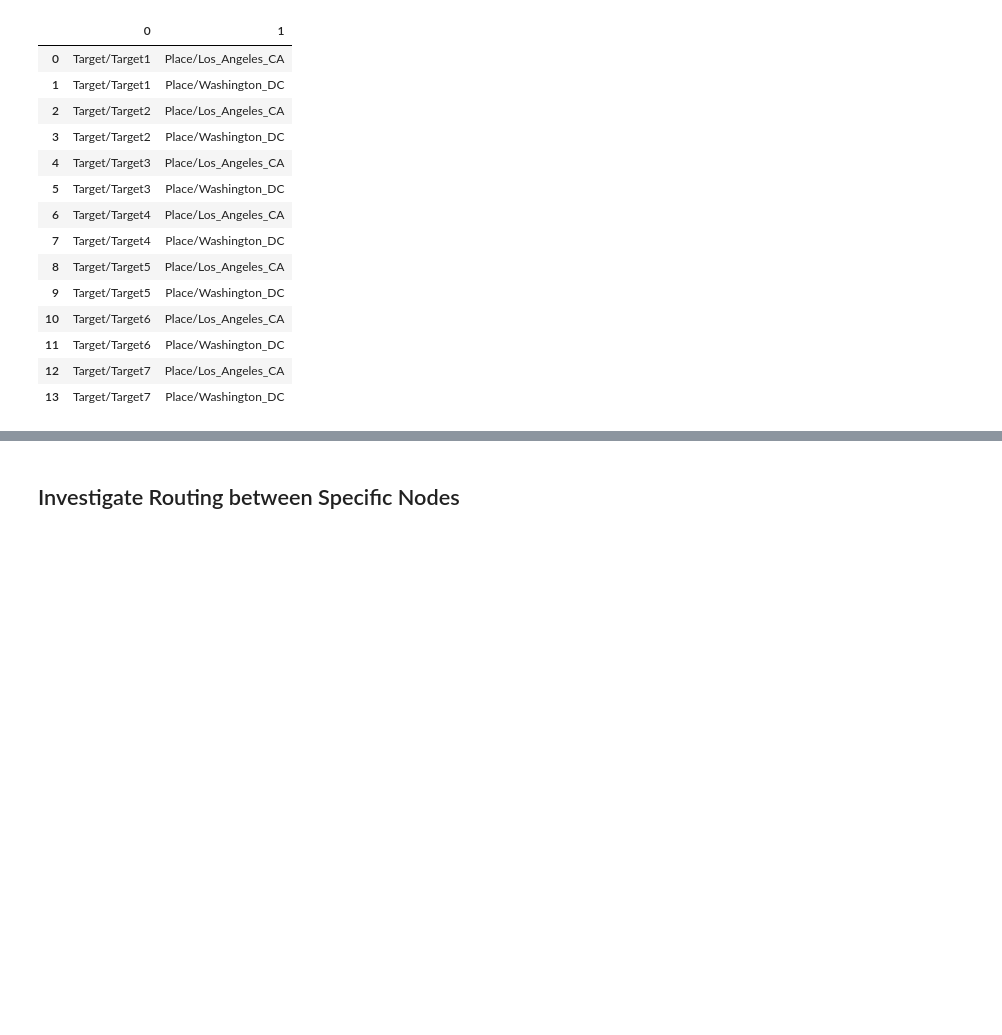
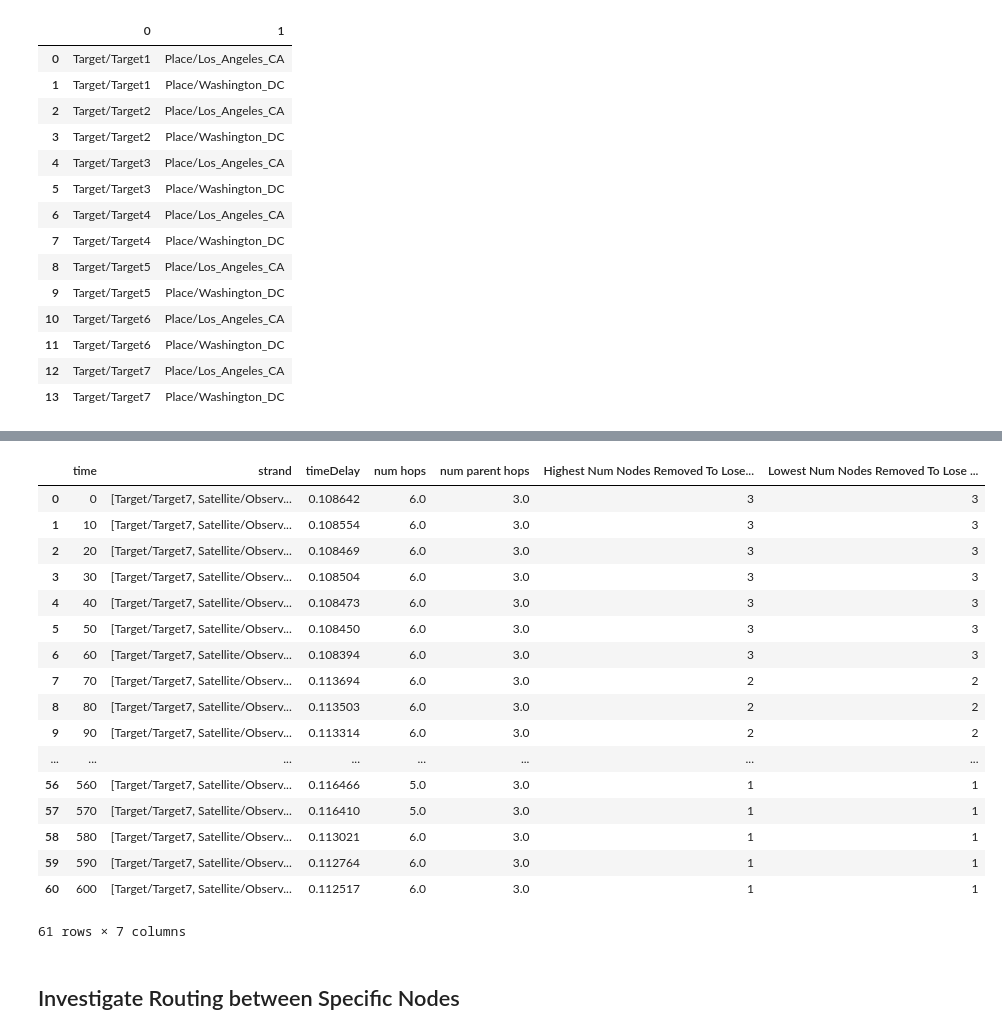
Before and after one commit to AnalyticalGraphicsInc/STKCodeExamples, a Jupyter notebook: StkAutomation/Python/ConstellationAndNetworkRouting/MultiConstellationMultiHopMultiPath.ipynb, the cells around one changed output, grey strips where cells are left out. Drawn from its saved outputs; the diff is of its cells as text; code cells hidden in the pictures; blank space fills up the shorter version.

```diff
--- a/StkAutomation/Python/ConstellationAndNetworkRouting/MultiConstellationMultiHopMultiPath.ipynb
+++ b/StkAutomation/Python/ConstellationAndNetworkRouting/MultiConstellationMultiHopMultiPath.ipynb
@@ -185,3 +188,24 @@ for nodePair in nodePairs:
+# %%
+df
+# %% [output]
+|  | time | strand | timeDelay | num hops | num parent hops | Highest Num Nodes Removed To Lose... | Lowest Num Nodes Removed To Lose ... |
+| 0 | 0 | [Target/Target7, Satellite/Observ... | 0.108642 | 6.0 | 3.0 | 3 | 3 |
+| 1 | 10 | [Target/Target7, Satellite/Observ... | 0.108554 | 6.0 | 3.0 | 3 | 3 |
+| 2 | 20 | [Target/Target7, Satellite/Observ... | 0.108469 | 6.0 | 3.0 | 3 | 3 |
+| 3 | 30 | [Target/Target7, Satellite/Observ... | 0.108504 | 6.0 | 3.0 | 3 | 3 |
+| 4 | 40 | [Target/Target7, Satellite/Observ... | 0.108473 | 6.0 | 3.0 | 3 | 3 |
+| 5 | 50 | [Target/Target7, Satellite/Observ... | 0.108450 | 6.0 | 3.0 | 3 | 3 |
+| 6 | 60 | [Target/Target7, Satellite/Observ... | 0.108394 | 6.0 | 3.0 | 3 | 3 |
+| 7 | 70 | [Target/Target7, Satellite/Observ... | 0.113694 | 6.0 | 3.0 | 2 | 2 |
+| 8 | 80 | [Target/Target7, Satellite/Observ... | 0.113503 | 6.0 | 3.0 | 2 | 2 |
+| 9 | 90 | [Target/Target7, Satellite/Observ... | 0.113314 | 6.0 | 3.0 | 2 | 2 |
+| ... | ... | ... | ... | ... | ... | ... | ... |
+| 56 | 560 | [Target/Target7, Satellite/Observ... | 0.116466 | 5.0 | 3.0 | 1 | 1 |
+| 57 | 570 | [Target/Target7, Satellite/Observ... | 0.116410 | 5.0 | 3.0 | 1 | 1 |
+| 58 | 580 | [Target/Target7, Satellite/Observ... | 0.113021 | 6.0 | 3.0 | 1 | 1 |
+| 59 | 590 | [Target/Target7, Satellite/Observ... | 0.112764 | 6.0 | 3.0 | 1 | 1 |
+| 60 | 600 | [Target/Target7, Satellite/Observ... | 0.112517 | 6.0 | 3.0 | 1 | 1 |
+61 rows × 7 columns
 # %% [markdown]
 ##  Investigate Routing between Specific Nodes
 # %%
```
Also changed, not shown: parts of 12 cells of this notebook, 1 other file.
